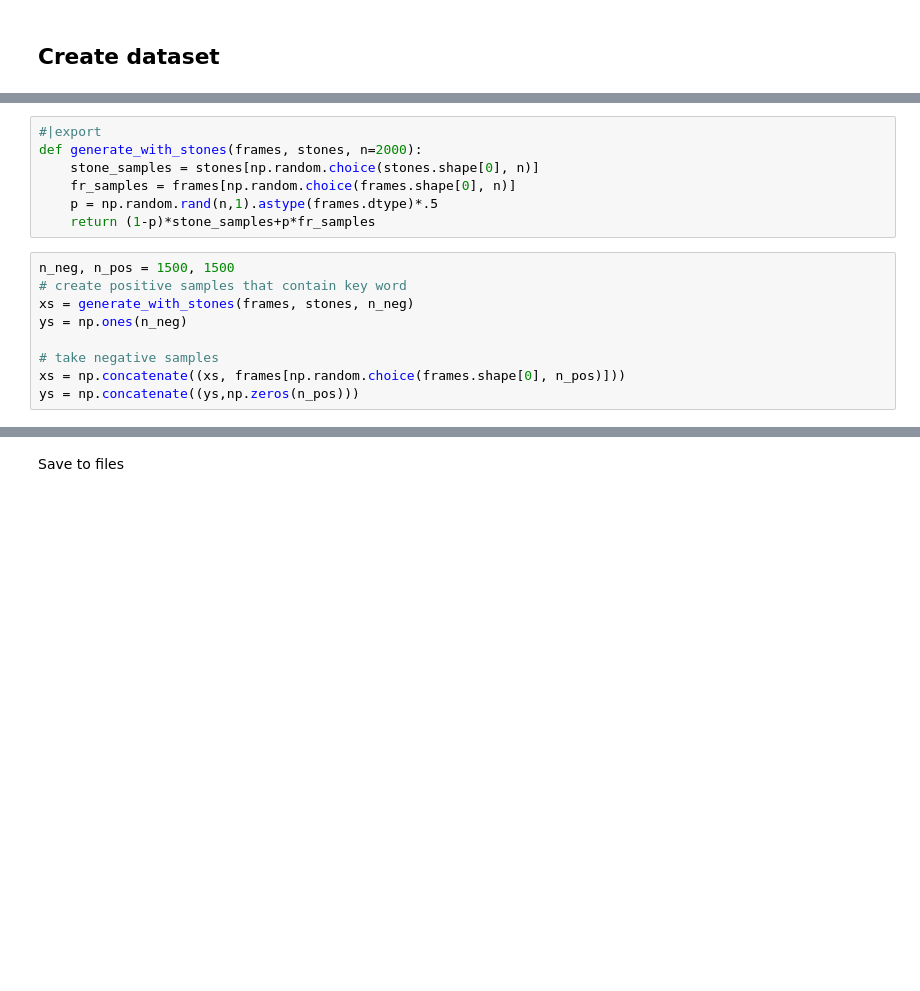
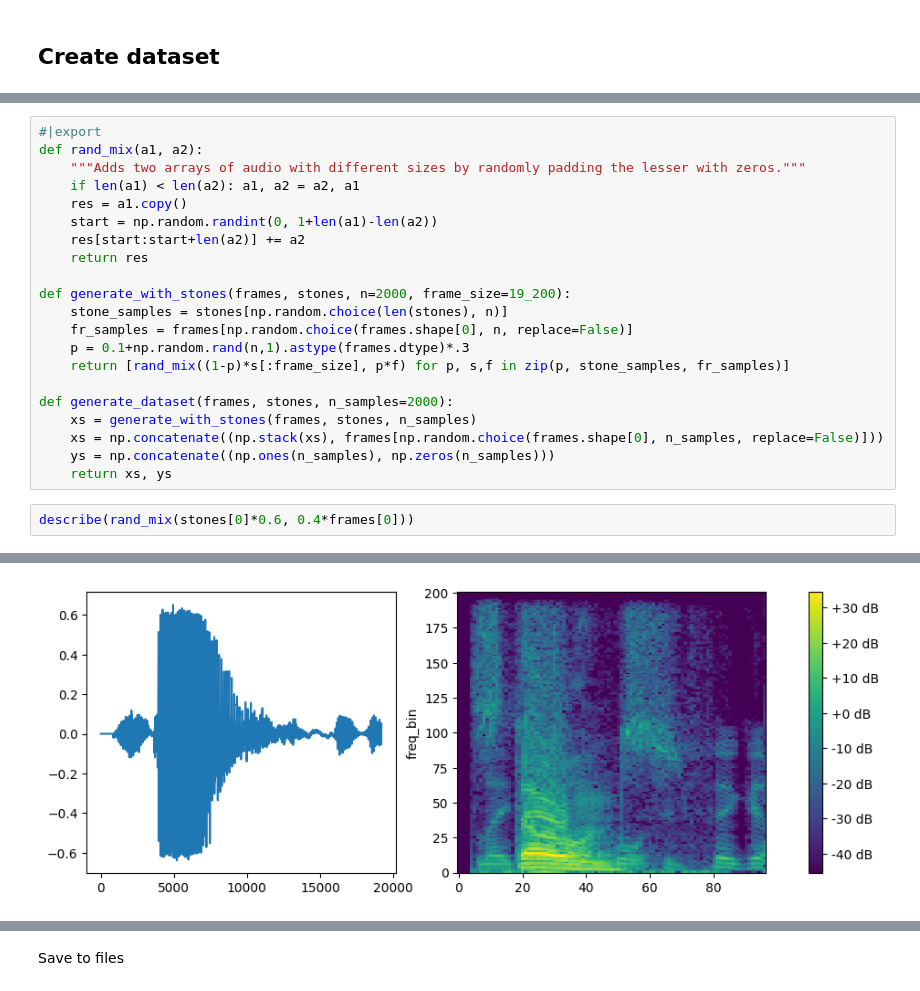
Before and after one commit to ssslakter/sounds, a Jupyter notebook: nbs/hits_01_data_prep.ipynb, the cells around one changed output, grey strips where cells are left out. Cells and saved outputs as stored; diff of their text form; blank space fills up the shorter version.

```diff
--- a/nbs/hits_01_data_prep.ipynb
+++ b/nbs/hits_01_data_prep.ipynb
@@ -71,16 +104,24 @@ frames.shape[0]
-# %%
-#|export
-def generate_with_stones(frames, stones, n=2000):
-    stone_samples = stones[np.random.choice(stones.shape[0], n)]
-    fr_samples = frames[np.random.choice(frames.shape[0], n)]
-    p = np.random.rand(n,1).astype(frames.dtype)*.5
-    return (1-p)*stone_samples+p*fr_samples
-# %%
-n_neg, n_pos = 1500, 1500
-# create positive samples that contain key word
-xs = generate_with_stones(frames, stones, n_neg)
-ys = np.ones(n_neg)
-
-# take negative samples
-xs = np.concatenate((xs, frames[np.random.choice(frames.shape[0], n_pos)]))
-ys = np.concatenate((ys,np.zeros(n_pos)))
+# %%
+#|export
+def rand_mix(a1, a2):
+    """Adds two arrays of audio with different sizes by randomly padding the lesser with zeros."""
+    if len(a1) < len(a2): a1, a2 = a2, a1
+    res = a1.copy()
+    start = np.random.randint(0, 1+len(a1)-len(a2))
+    res[start:start+len(a2)] += a2
+    return res
+
+def generate_with_stones(frames, stones, n=2000, frame_size=19_200):
+    stone_samples = stones[np.random.choice(len(stones), n)]
+    fr_samples = frames[np.random.choice(frames.shape[0], n, replace=False)]
+    p = 0.1+np.random.rand(n,1).astype(frames.dtype)*.3
+    return [rand_mix((1-p)*s[:frame_size], p*f) for p, s,f in zip(p, stone_samples, fr_samples)]
+
+def generate_dataset(frames, stones, n_samples=2000):
+    xs = generate_with_stones(frames, stones, n_samples)
+    xs = np.concatenate((np.stack(xs), frames[np.random.choice(frames.shape[0], n_samples, replace=False)]))
+    ys = np.concatenate((np.ones(n_samples), np.zeros(n_samples)))
+    return xs, ys
+# %%
+describe(rand_mix(stones[0]*0.6, 0.4*frames[0]))
+# %% [output]
@@ -86,0 +129 @@ ys = np.concatenate((ys,np.zeros(n_pos)))
+[figure, added]
```
Also changed, not shown: parts of 24 cells of this notebook, 7 other files.
